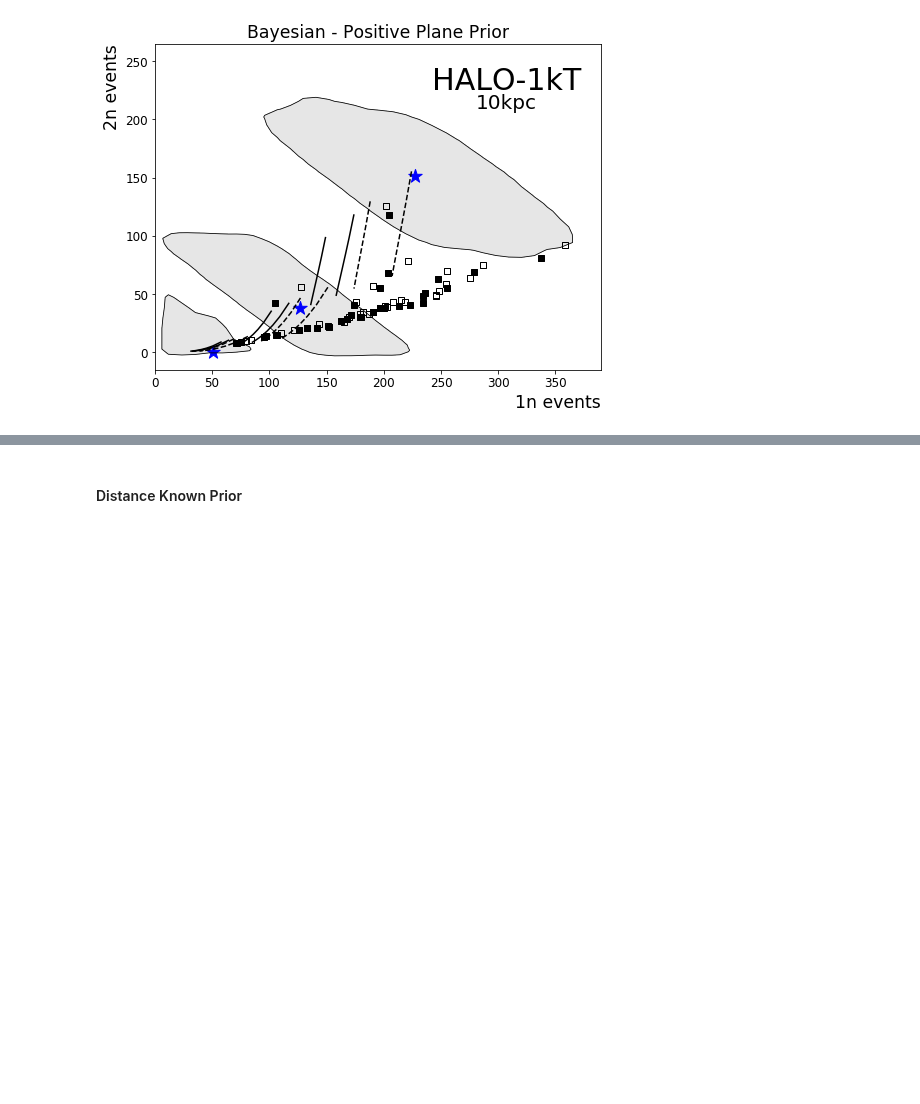
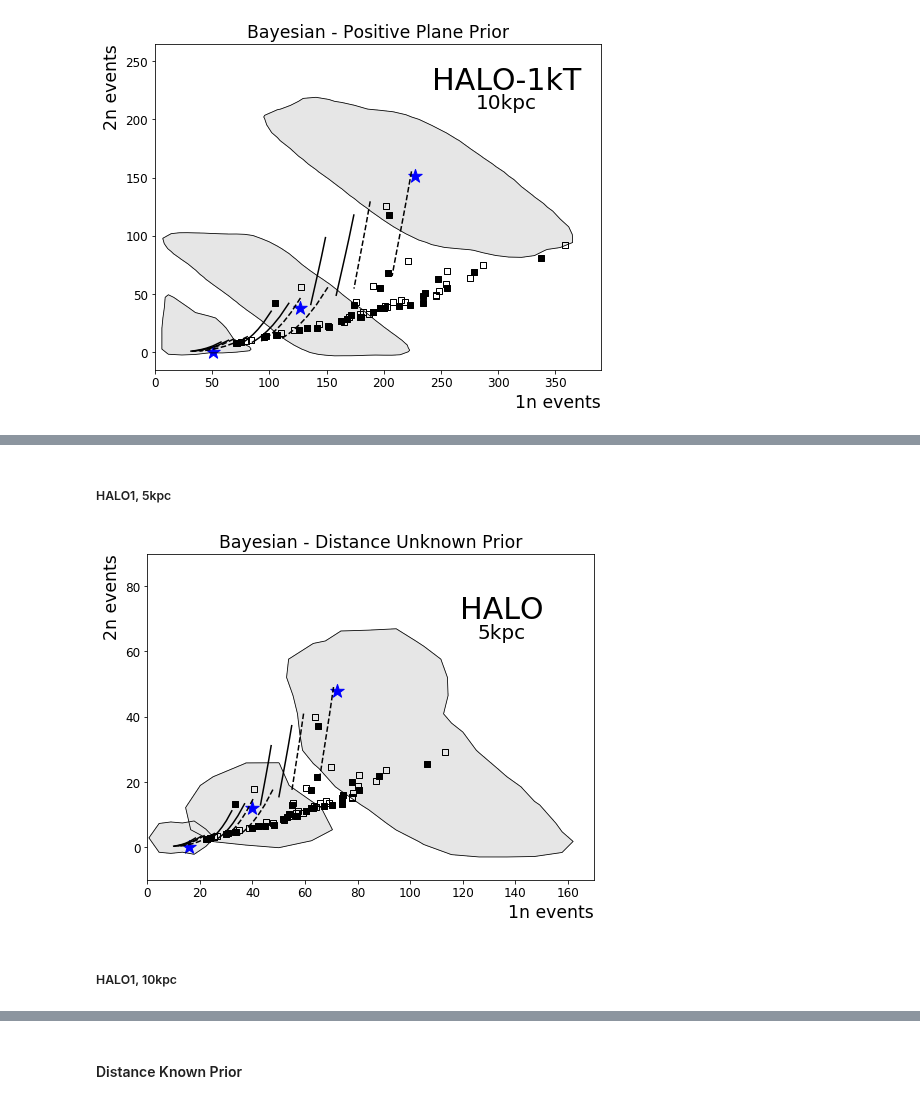
Before and after one commit to jfcrenshaw/halo, a Jupyter notebook: unfolding_plots.ipynb, the cells around one changed output, grey strips where cells are left out. Drawn from its saved outputs; the diff is of its cells as text; code cells hidden in the pictures; blank space fills up the shorter version.

Commit message:
Almost finished bayesian unfolding plots. I realized I should decrease the max x and y values for the priors to improve resolution. Will work on that next

```diff
--- a/unfolding_plots.ipynb
+++ b/unfolding_plots.ipynb
@@ -440,0 +431,2 @@ plt.show()
+# %% [markdown]
+##### HALO1, 5kpc
@@ -440,0 +447,47 @@ plt.show()
+# %%
+# HALO 1, 5kpc, 40vs12
+xmin = -50; xmax = 125; ymin = -15; ymax = 80
+xres = 15j; yres = 15j
+xBdu1_2,yBdu1_2,zBdu1_2,cutBdu1_2 = density_cut(h1_5kpc_40v12_1n,h1_5kpc_40v12_2n,xmin,xmax,ymin,ymax,xres,yres,cut=0.15)
+#fig,ax = plt.subplots(1,1,figsize=figsize)
+#contours(xBdu1_2,yBdu1_2,zBdu1_2,cutBdu1_2,ax)
+#scatter(h1_5kpc_40v12_1n,h1_5kpc_40v12_2n,ax)
+# %%
+# HALO 1, 5kpc, 16vs0
+xmin = 0; xmax = 40; ymin = -20; ymax = 20
+xres = 10j; yres = 8j
+xBdu1_3,yBdu1_3,zBdu1_3,cutBdu1_3 = density_cut(h1_5kpc_16v0_1n,h1_5kpc_16v0_2n,xmin,xmax,ymin,ymax,xres,yres,cut=0.15)
+#fig,ax = plt.subplots(1,1,figsize=figsize)
+#contours(xBdu1_3,yBdu1_3,zBdu1_3,cutBdu1_3,ax)
+#scatter(h1_5kpc_16v0_1n,h1_5kpc_16v0_2n,ax)
+# %%
+# Figure for HALO 1, 5kpc, 72v48 40vs12 16v0
+figBdu1,axBdu1 = plt.subplots(1,1,figsize=figsize)
+
+contours(xBdu1_1,yBdu1_1,zBdu1_1,cutBdu1_1,axBdu1)
+contours(xBdu1_2,yBdu1_2,zBdu1_2,cutBdu1_2,axBdu1)
+contours(xBdu1_3,yBdu1_3,zBdu1_3,cutBdu1_3,axBdu1)
+
+other_sn_models(axBdu1,1,5,False)
+snowglobes_curves(axBdu1,1,5,False)
+
+# Truth values
+Truth = [[72,40,16],[48,12,0]]
+axBdu1.scatter(Truth[0],Truth[1],color='b',marker='*',s=truth_size)
+
+# Title
+axBdu1.set_title('Bayesian - Distance Unknown Prior')
+axBdu1.text(0.7,0.8,'HALO',fontsize=exp_size,transform=axBdu1.transAxes)
+axBdu1.text(0.74,0.74,'5kpc',fontsize=dist_size,transform=axBdu1.transAxes)
+
+
+axBdu1.set_xlim(0,170)
+axBdu1.set_ylim(-10,90)
+
+pylab.savefig('./figures/bayesian_distUnknown_unfolding_halo1_5kpc.png')
+
+plt.show()
+# %% [output]
+[figure, added]
+# %% [markdown]
+##### HALO1, 10kpc
```
Also changed, not shown: parts of 16 cells of this notebook, 3 other files.
